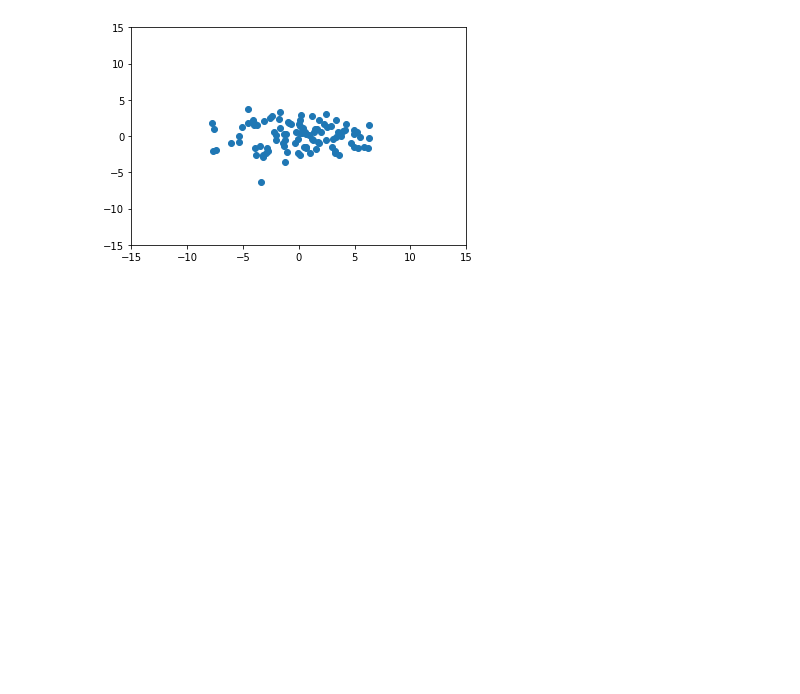
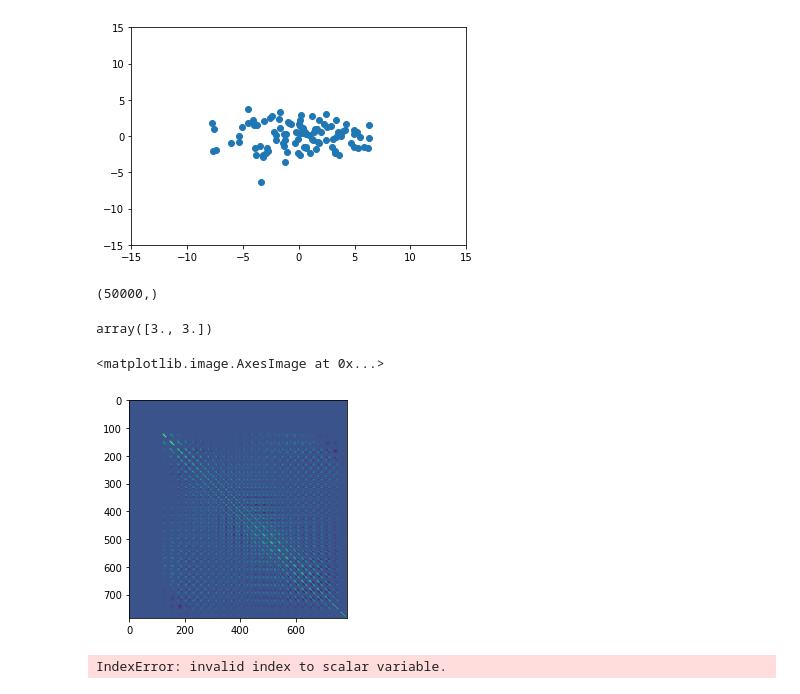
Before and after one commit to daynetran/yggdrasil, a Jupyter notebook: computer_science/upper_div/cs189/hw03/code/hw03.ipynb, the cells around one changed output. Saved outputs shown, nothing was run; the diff lists cells and outputs as text; code cells hidden in the pictures; blank space fills up the shorter version.

```diff
--- a/computer_science/upper_div/cs189/hw03/code/hw03.ipynb
+++ b/computer_science/upper_div/cs189/hw03/code/hw03.ipynb
@@ -173,0 +180,61 @@ plt.axis([-15, 15, -15, 15])
+# %%
+mnist = io.loadmat("data/%s_data.mat" % "mnist") # load the mnist data
+
+# separate into training data, training labels, and testing data
+mnist_raw_training_data = mnist["training_data"]
+mnist_training_labels = mnist["training_labels"]
+mnist_test_data = mnist["test_data"]
+
+mnist_tuples = np.append(mnist_raw_training_data, mnist_training_labels, axis=1)
+mnist_tuples_shuffled = np.random.permutation(mnist_tuples)
+
+# In order to partition our data, we will use pandas; we will convert our numpy array into a temporary
+# dataframe and set aside the first 10,000 shuffled tuples, which will then be separated back into
+# training data and training labels, to the validation set. Then we will assign the remainder, again
+# separating the training data and training labels to the training set.
+
+mnist_validation_data = mnist_tuples_shuffled[0:10000, 0:-1]
+mnist_validation_labels = mnist_tuples_shuffled[0:10000, -1]
+mnist_training_data = mnist_tuples_shuffled[10000:, 0:-1]
+mnist_training_labels = mnist_tuples_shuffled[10000:, -1]
+# %%
+mnist_training_labels.shape
+# %% [output]
+(50000,)
+# %%
+x = np.empty((1,))
+np.append(x, 3)
+# %% [output]
+array([3., 3.])
+# %%
+# We will combine the training data and their corresponding training labels
+merged = pd.DataFrame(np.hstack((mnist_training_data, mnist_training_labels.reshape((mnist_training_labels.shape[0], 1)))))
+digits = [0] * 10 # initialize arr, each index holds data corresponding to the corresponding digit
+counts = np.unique(mnist_training_labels, return_counts=True)[1] # arr to hold counts of each label
+digits_norms = np.empty((mnist_training_data.shape[1], 10))
+
+for i in range(10): # iterate over digits
+    raw_digit = merged[merged[merged.columns[-1]] == i].iloc[: , :-1].to_numpy().astype(float) # separate digit data from its label
+    contrast_normalized_digit = np.empty_like(raw_digit) # initialize arr, contrast-normalized digit data
+    for j in range(raw_digit.shape[1]): # iterate over image features
+        feature_norm = np.linalg.norm(raw_digit[:,j]) # calculate feature norm
+        digits_norms[j][i] = feature_norm
+        if feature_norm != 0:
+            contrast_normalized_digit[:,j] = raw_digit[:,j] / feature_norm
+        else:
+            contrast_normalized_digit[:,j] = raw_digit[:,j]
+    digits[i] = contrast_normalized_digit
+gaussians = [0] * 10
+for i in range(10):
+    mu = np.mean(digits[i], axis=0)
+    sigma = np.cov(digits[i].T)
+    gaussians[i] = [mu, sigma]
+
+plt.imshow(gaussians[9][1])
+# %% [output]
+<matplotlib.image.AxesImage at 0x...>
+[figure, added]
+# %%
+digit_norm[0][1]
+# %% [output]
+IndexError: invalid index to scalar variable.
```
Also changed, not shown: parts of 6 cells of this notebook.
